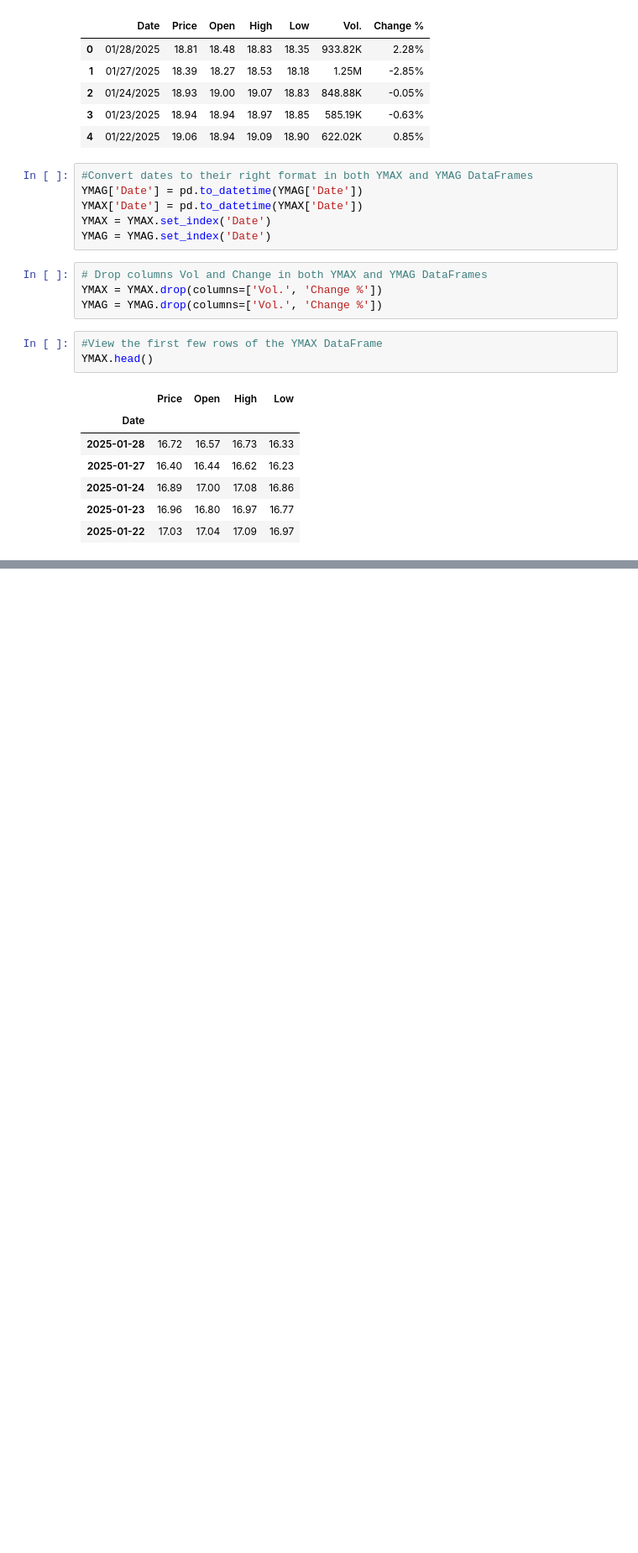
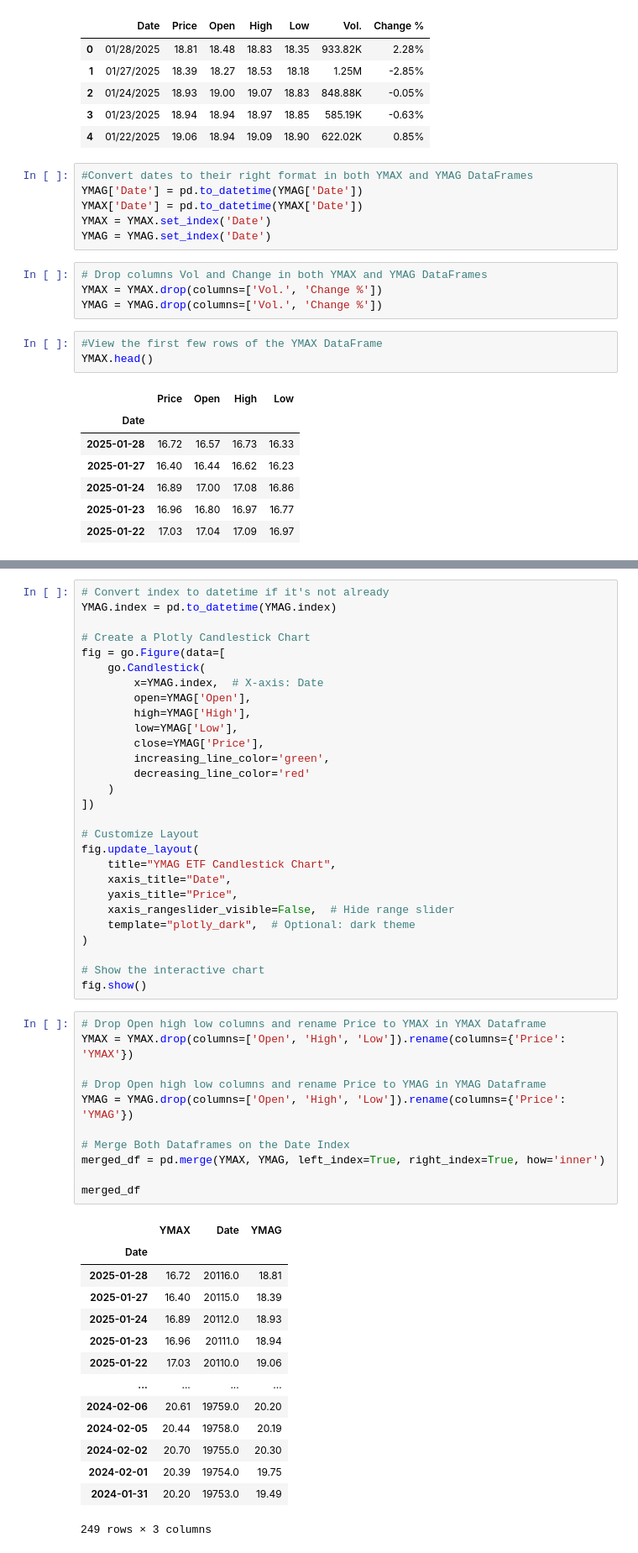
Before and after one commit to BensonMunene/Ratios-Strategy-App, a Jupyter notebook: Codes/Backtester Algorithm1.ipynb, the cells around one changed output, grey strips where cells are left out. Shown: that part at 84% size. Drawn from its saved outputs; the diff is of its cells as text; blank space fills up the shorter version.

```diff
--- a/Codes/Backtester Algorithm1.ipynb
+++ b/Codes/Backtester Algorithm1.ipynb
@@ -126,0 +131,54 @@ ValueError: Mime type rendering requires nbformat>=4.2.0 but it is not installed
+# %%
+# Convert index to datetime if it's not already
+YMAG.index = pd.to_datetime(YMAG.index)
+
+# Create a Plotly Candlestick Chart
+fig = go.Figure(data=[
+    go.Candlestick(
+        x=YMAG.index,  # X-axis: Date
+        open=YMAG['Open'],
+        high=YMAG['High'],
+        low=YMAG['Low'],
+        close=YMAG['Price'],
+        increasing_line_color='green',
+        decreasing_line_color='red'
+    )
+])
+
+# Customize Layout
+fig.update_layout(
+    title="YMAG ETF Candlestick Chart",
+    xaxis_title="Date",
+    yaxis_title="Price",
+    xaxis_rangeslider_visible=False,  # Hide range slider
+    template="plotly_dark",  # Optional: dark theme
+)
+
+# Show the interactive chart
+fig.show()
+# %%
+# Drop Open high low columns and rename Price to YMAX in YMAX Dataframe
+YMAX = YMAX.drop(columns=['Open', 'High', 'Low']).rename(columns={'Price': 'YMAX'})
+
+# Drop Open high low columns and rename Price to YMAG in YMAG Dataframe
+YMAG = YMAG.drop(columns=['Open', 'High', 'Low']).rename(columns={'Price': 'YMAG'})
+
+# Merge Both Dataframes on the Date Index
+merged_df = pd.merge(YMAX, YMAG, left_index=True, right_index=True, how='inner')
+
+merged_df
+# %% [output]
+|  | YMAX | Date | YMAG |
+| Date |  |  |  |
+| 2025-01-28 | 16.72 | 20116.0 | 18.81 |
+| 2025-01-27 | 16.40 | 20115.0 | 18.39 |
+| 2025-01-24 | 16.89 | 20112.0 | 18.93 |
+| 2025-01-23 | 16.96 | 20111.0 | 18.94 |
+| 2025-01-22 | 17.03 | 20110.0 | 19.06 |
+| ... | ... | ... | ... |
+| 2024-02-06 | 20.61 | 19759.0 | 20.20 |
+| 2024-02-05 | 20.44 | 19758.0 | 20.19 |
+| 2024-02-02 | 20.70 | 19755.0 | 20.30 |
+| 2024-02-01 | 20.39 | 19754.0 | 19.75 |
+| 2024-01-31 | 20.20 | 19753.0 | 19.49 |
+249 rows × 3 columns
```
Also changed, not shown: parts of 5 cells of this notebook.
